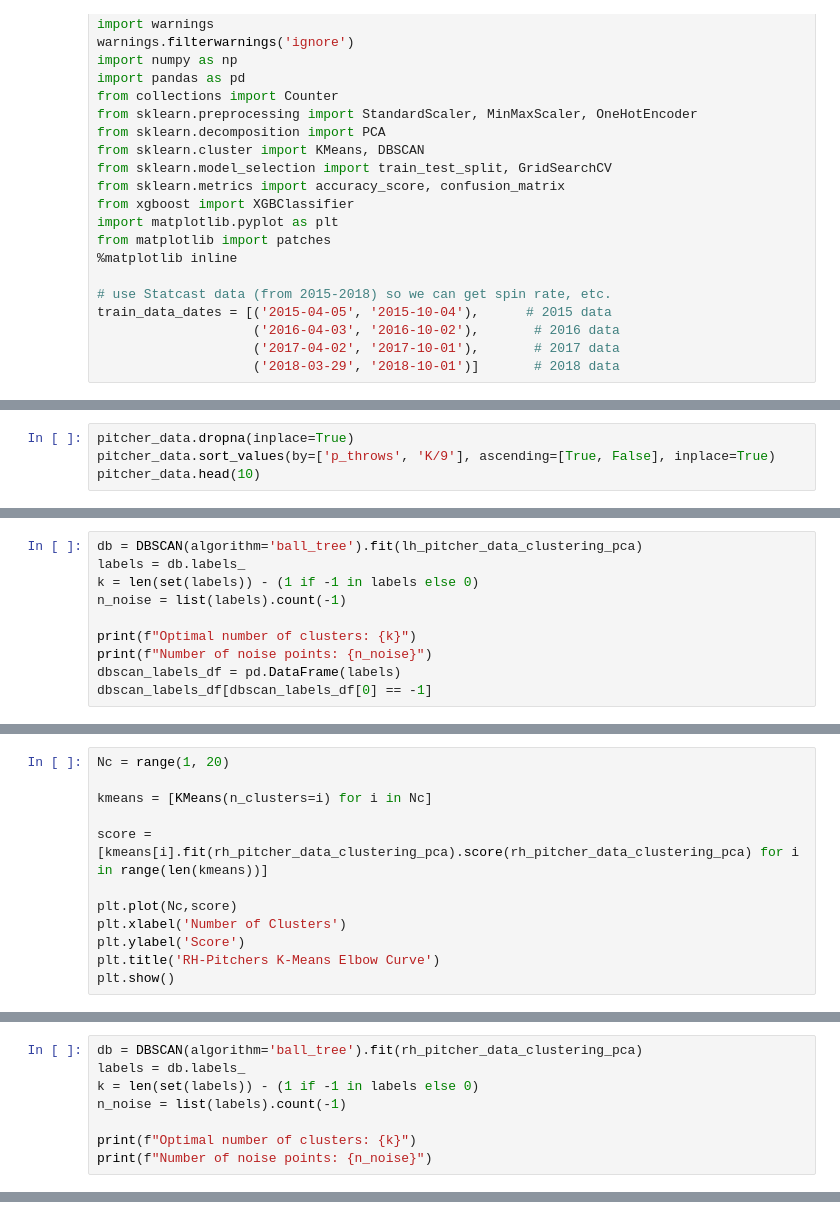
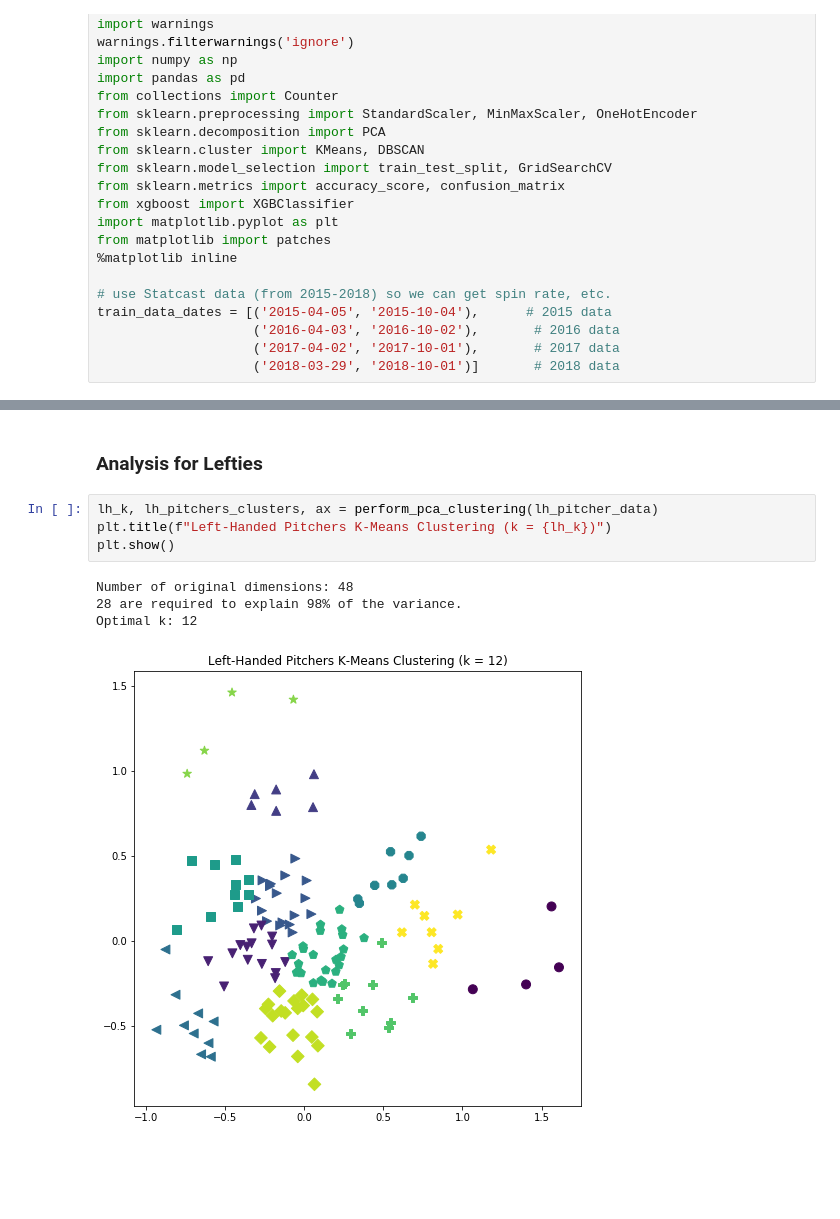
Before and after one commit to chrisjackson4256/MLBPitcherFamilies, a Jupyter notebook: PitcherFamilies.ipynb, the cells around one changed output, grey strips where cells are left out. Drawn from its saved outputs; the diff is of its cells as text; blank space fills up the shorter version.

Commit message:
improved PCA and clustering analysis.  also added some plots to help with qualitative analysis

```diff
--- a/PitcherFamilies.ipynb
+++ b/PitcherFamilies.ipynb
@@ -211,4 +235,0 @@ Strike Pct 0
-# %%
-pitcher_data.dropna(inplace=True)
-pitcher_data.sort_values(by=['p_throws', 'K/9'], ascending=[True, False], inplace=True)
-pitcher_data.head(10)
@@ -341,10 +246,0 @@ Cluster 8:
-# %%
-db = DBSCAN(algorithm='ball_tree').fit(lh_pitcher_data_clustering_pca)
-labels = db.labels_
-k = len(set(labels)) - (1 if -1 in labels else 0)
-n_noise = list(labels).count(-1)
-
-print(f"Optimal number of clusters: {k}")
-print(f"Number of noise points: {n_noise}")
-dbscan_labels_df = pd.DataFrame(labels)
-dbscan_labels_df[dbscan_labels_df[0] == -1]
@@ -393,12 +246,0 @@ Number of original dimensions: 47
-# %%
-Nc = range(1, 20)
-
-kmeans = [KMeans(n_clusters=i) for i in Nc]
-
-score = [kmeans[i].fit(rh_pitcher_data_clustering_pca).score(rh_pitcher_data_clustering_pca) for i in range(len(kmeans))]
-
-plt.plot(Nc,score)
-plt.xlabel('Number of Clusters')
-plt.ylabel('Score')
-plt.title('RH-Pitchers K-Means Elbow Curve')
-plt.show()
@@ -419,8 +246,0 @@ plt.show()
-# %%
-db = DBSCAN(algorithm='ball_tree').fit(rh_pitcher_data_clustering_pca)
-labels = db.labels_
-k = len(set(labels)) - (1 if -1 in labels else 0)
-n_noise = list(labels).count(-1)
-
-print(f"Optimal number of clusters: {k}")
-print(f"Number of noise points: {n_noise}")
@@ -429,0 +390,11 @@ Number of noise points: 0
+# %% [markdown]
+### Analysis for Lefties
+# %%
+lh_k, lh_pitchers_clusters, ax = perform_pca_clustering(lh_pitcher_data)
+plt.title(f"Left-Handed Pitchers K-Means Clustering (k = {lh_k})")
+plt.show()
+# %% [output]
+Number of original dimensions: 48
+28 are required to explain 98% of the variance.
+Optimal k: 12
+[figure, added]
```
Also changed, not shown: parts of 51 cells of this notebook.
